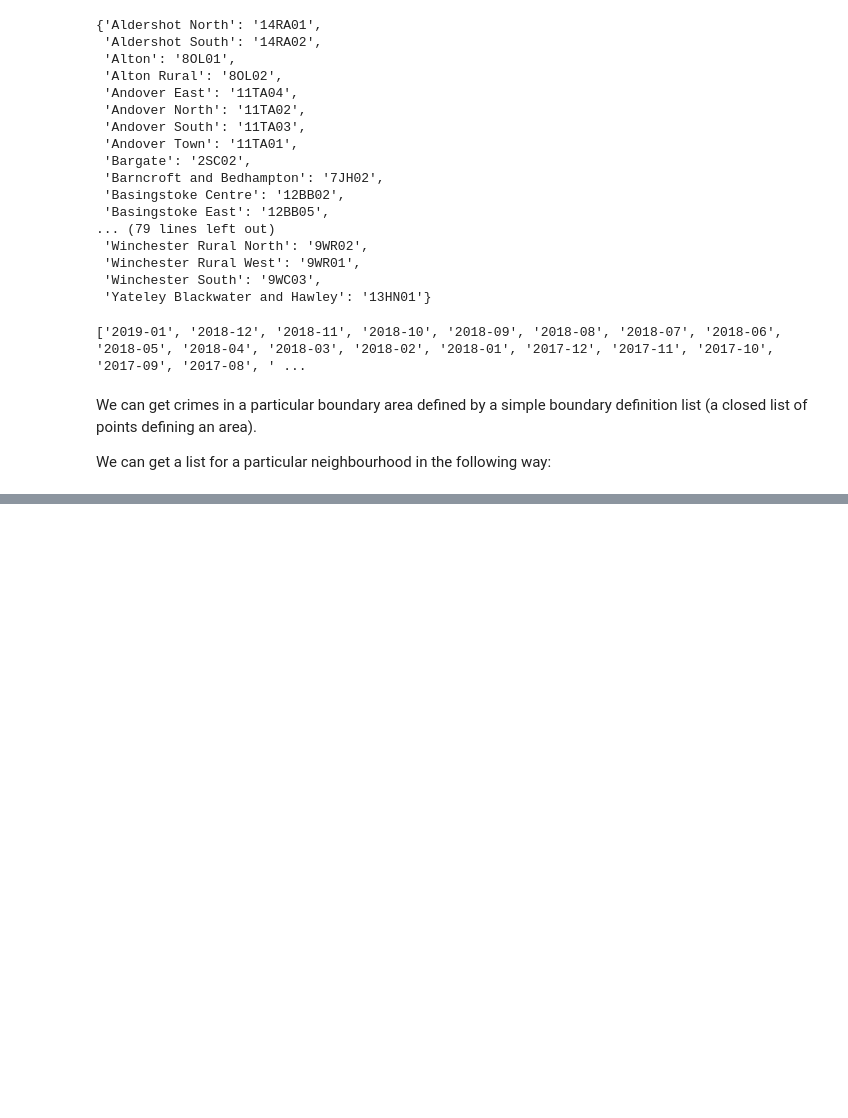
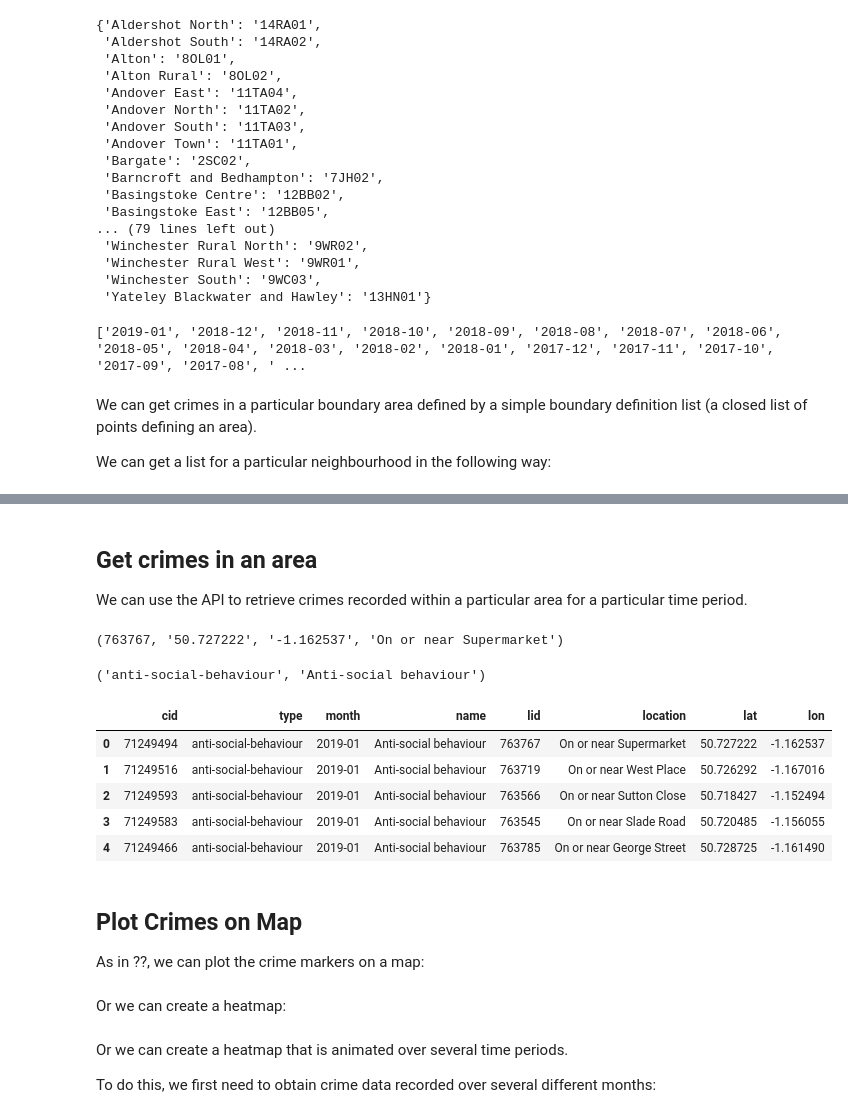
Before and after one commit to psychemedia/crime-data-demo, a Jupyter notebook: Police API Demo.ipynb, the cells around one changed output, grey strips where cells are left out. Cells and saved outputs as stored; diff of their text form; code cells hidden in the pictures; blank space fills up the shorter version.

Commit message:
Add in crimes lookup

```diff
--- a/Police API Demo.ipynb
+++ b/Police API Demo.ipynb
@@ -127,3 +130,54 @@ folium.GeoJson(
 m
 # %% [output]
 [interactive output not drawn]
+# %% [markdown]
+## Get crimes in an area
+
+We can use the API to retrieve crimes recorded within a particular area for a particular time period.
+# %%
+crimes = api.get_crimes_area(neighbourhood.boundary, date='2019-01')
+# %%
+#Unpack location details
+crimes[0].location.id, crimes[0].location.latitude, crimes[0].location.longitude, crimes[0].location.name
+# %% [output]
+(763767, '50.727222', '-1.162537', 'On or near Supermarket')
+# %%
+#Upack category details
+crimes[0].category.id, crimes[0].category.name
+# %% [output]
+('anti-social-behaviour', 'Anti-social behaviour')
+# %%
+import pandas as pd
+
+
+def getCrimesAsDataFrame(crimes, df=None):
+    ''' Convert crimes result to dataframe. '''
+    if df is None:
+        df=pd.DataFrame(columns = ['cid','type', 'month','name','lid','location','lat','lon'])
+        #[int, object, object, int, object, float, float]
+    for c in crimes:
+        df = df.append({'cid':c.id,'type':c.category.id, 'month':c.month, 'name':c.category.name,
+                            'lat':c.location.latitude,'lon':c.location.longitude,
+                        'lid':c.location.id,'location':c.location.name }, ignore_index=True)
+
+    return df
+# %%
+df = getCrimesAsDataFrame(crimes)
+df.head()
+# %% [output]
+|  | cid | type | month | name | lid | location | lat | lon |
+| 0 | 71249494 | anti-social-behaviour | 2019-01 | Anti-social behaviour | 763767 | On or near Supermarket | 50.727222 | -1.162537 |
+| 1 | 71249516 | anti-social-behaviour | 2019-01 | Anti-social behaviour | 763719 | On or near West Place | 50.726292 | -1.167016 |
+| 2 | 71249593 | anti-social-behaviour | 2019-01 | Anti-social behaviour | 763566 | On or near Sutton Close | 50.718427 | -1.152494 |
+| 3 | 71249583 | anti-social-behaviour | 2019-01 | Anti-social behaviour | 763545 | On or near Slade Road | 50.720485 | -1.156055 |
+| 4 | 71249466 | anti-social-behaviour | 2019-01 | Anti-social behaviour | 763785 | On or near George Street | 50.728725 | -1.161490 |
+# %% [markdown]
+## Plot Crimes on Map
+
+As in ??, we can plot the crime markers on a map:
+# %% [markdown]
+Or we can create a heatmap:
+# %% [markdown]
+Or we can create a heatmap that is animated over several time periods.
+
+To do this, we first need to obtain crime data recorded over several different months:
```
Also changed, not shown: parts of 2 cells of this notebook.
